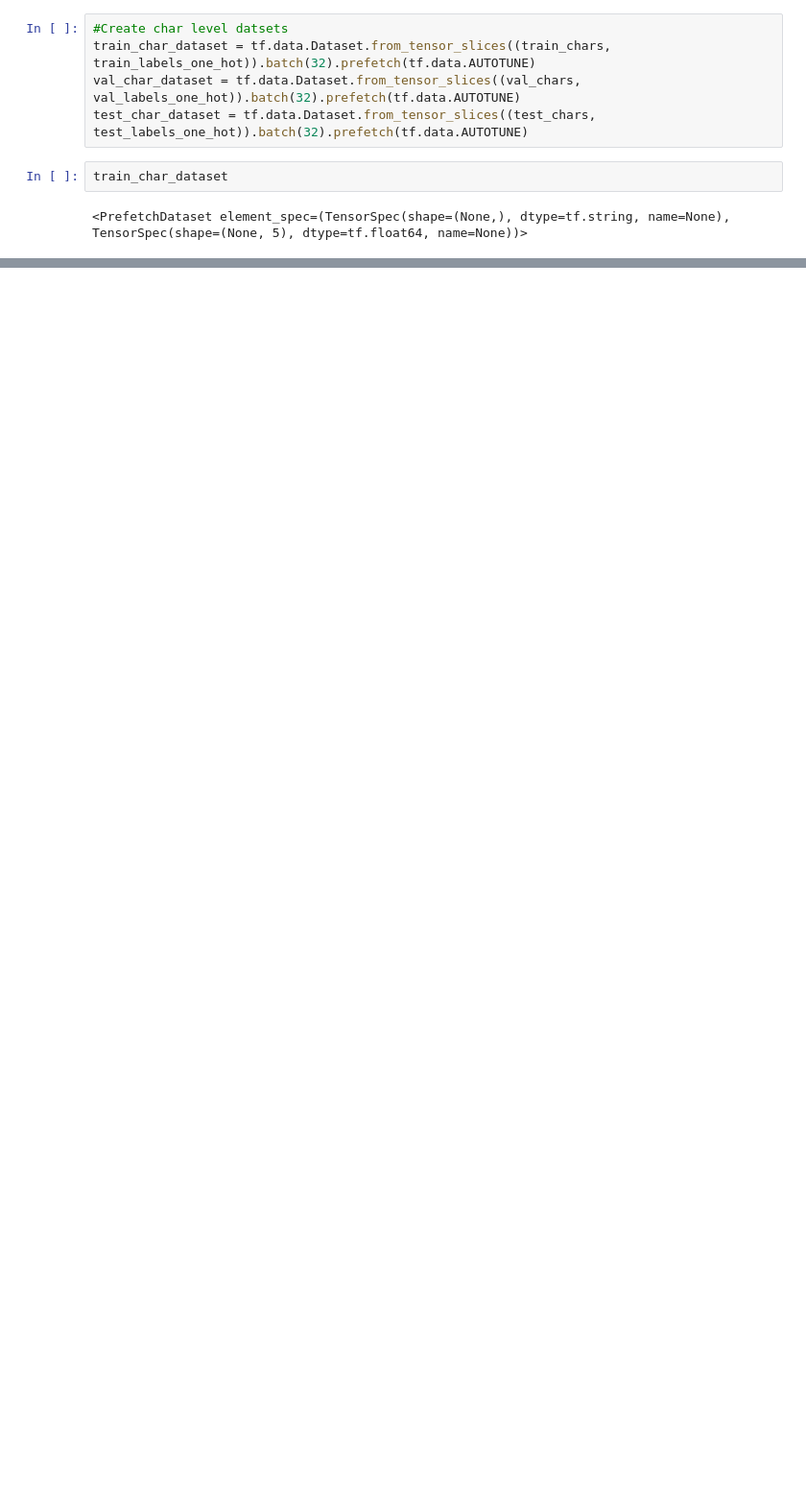
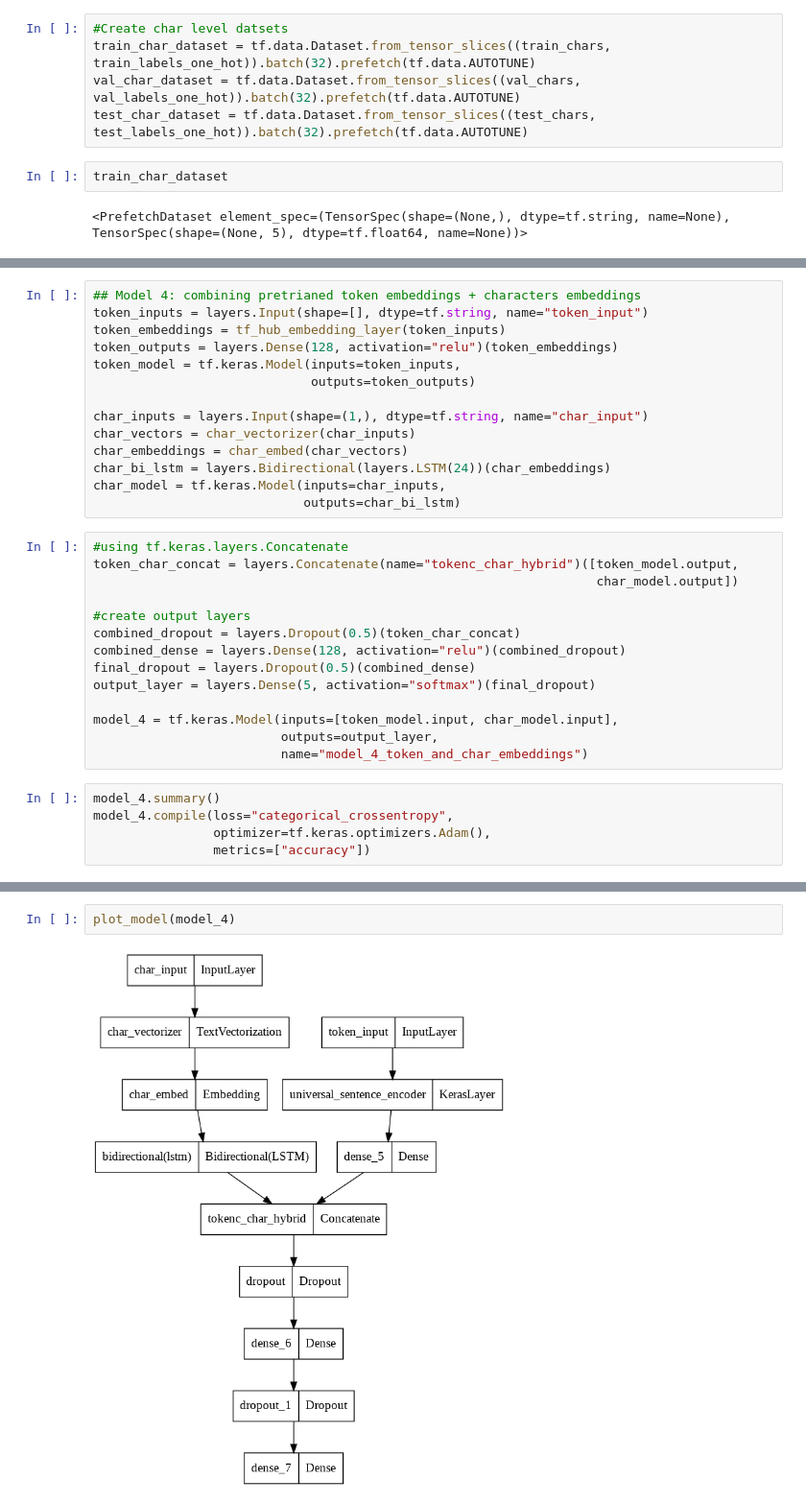
Before and after one commit to JacksonLeb/SkimLit, a Jupyter notebook: 09_skimlit.ipynb, the cells around one changed output, grey strips where cells are left out. Shown at 96% size. Saved outputs shown, nothing was run; the diff lists cells and outputs as text; blank space fills up the shorter version.

Commit message:
Mixed modality embedding concatenation

```diff
--- a/09_skimlit.ipynb
+++ b/09_skimlit.ipynb
@@ -892,0 +895,33 @@ model_3_results
+# %%
+## Model 4: combining pretrianed token embeddings + characters embeddings
+token_inputs = layers.Input(shape=[], dtype=tf.string, name="token_input")
+token_embeddings = tf_hub_embedding_layer(token_inputs)
+token_outputs = layers.Dense(128, activation="relu")(token_embeddings)
+token_model = tf.keras.Model(inputs=token_inputs,
+                             outputs=token_outputs)
+
+char_inputs = layers.Input(shape=(1,), dtype=tf.string, name="char_input")
+char_vectors = char_vectorizer(char_inputs)
+char_embeddings = char_embed(char_vectors)
+char_bi_lstm = layers.Bidirectional(layers.LSTM(24))(char_embeddings)
+char_model = tf.keras.Model(inputs=char_inputs,
+                            outputs=char_bi_lstm)
+# %%
+#using tf.keras.layers.Concatenate
+token_char_concat = layers.Concatenate(name="tokenc_char_hybrid")([token_model.output,
+                                                                   char_model.output])
+
+#create output layers
+combined_dropout = layers.Dropout(0.5)(token_char_concat)
+combined_dense = layers.Dense(128, activation="relu")(combined_dropout)
+final_dropout = layers.Dropout(0.5)(combined_dense)
+output_layer = layers.Dense(5, activation="softmax")(final_dropout)
+
+model_4 = tf.keras.Model(inputs=[token_model.input, char_model.input],
+                         outputs=output_layer,
+                         name="model_4_token_and_char_embeddings")
+# %%
+model_4.summary()
+model_4.compile(loss="categorical_crossentropy",
+                optimizer=tf.keras.optimizers.Adam(),
+                metrics=["accuracy"])
@@ -892,0 +948,4 @@ model_3_results
+# %%
+plot_model(model_4)
+# %% [output]
+[figure, added]
```
Also changed, not shown: parts of 30 cells of this notebook.
